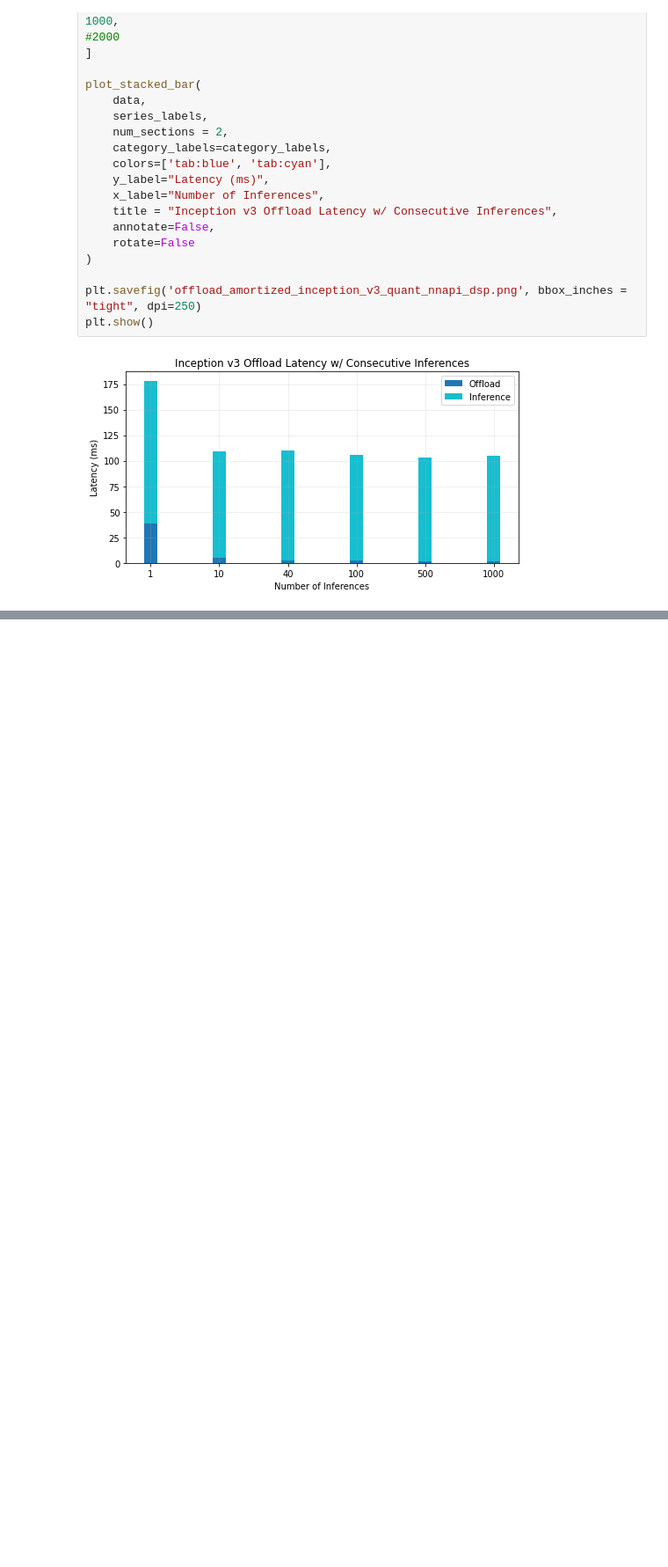
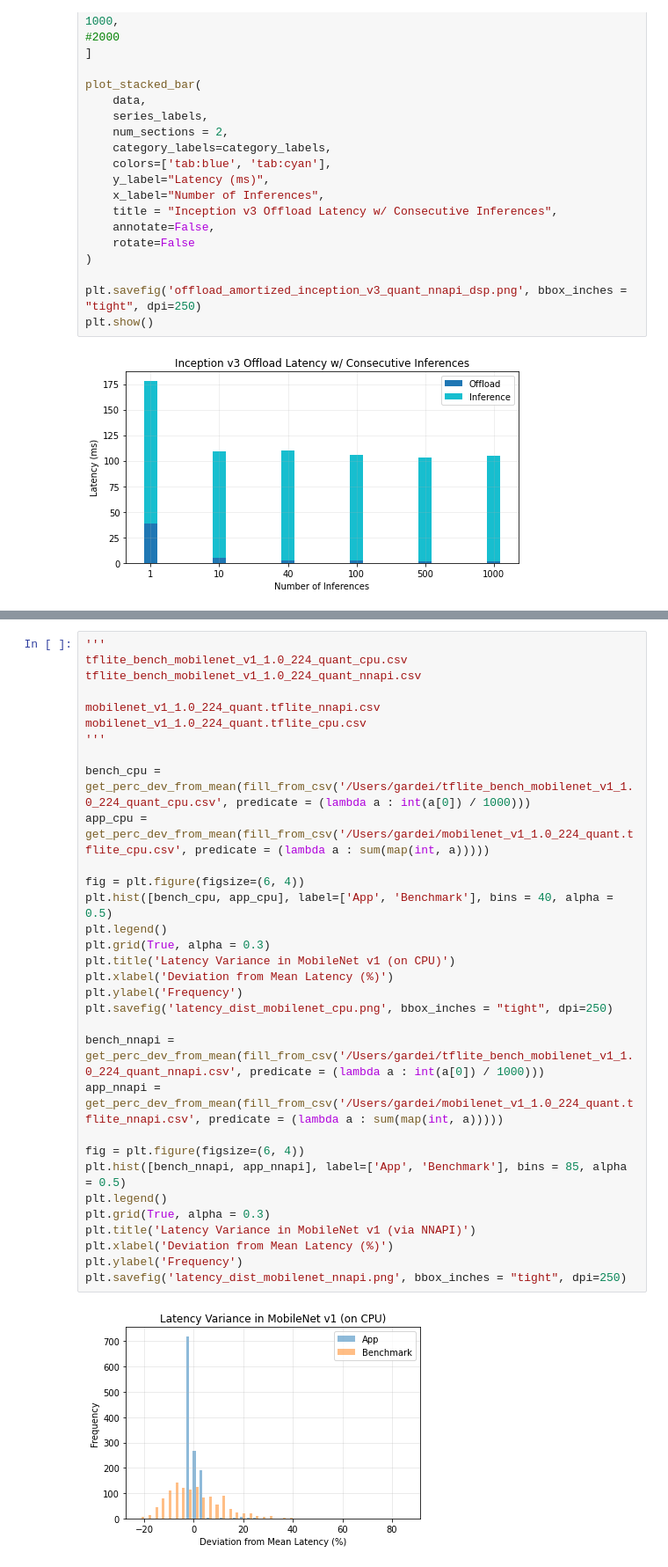
Before and after one commit to Michael137/reasoned-soc, a Jupyter notebook: android/paper_plots.ipynb, the cells around one changed output, grey strips where cells are left out. Shown at 88% size. Drawn from its saved outputs; the diff is of its cells as text; blank space fills up the shorter version.

```diff
--- a/android/paper_plots.ipynb
+++ b/android/paper_plots.ipynb
@@ -643,0 +998,34 @@ plt.show()
+# %%
+'''
+tflite_bench_mobilenet_v1_1.0_224_quant_cpu.csv
+tflite_bench_mobilenet_v1_1.0_224_quant_nnapi.csv
+
+mobilenet_v1_1.0_224_quant.tflite_nnapi.csv
+mobilenet_v1_1.0_224_quant.tflite_cpu.csv
+'''
+
+bench_cpu = get_perc_dev_from_mean(fill_from_csv('/Users/gardei/tflite_bench_mobilenet_v1_1.0_224_quant_cpu.csv', predicate = (lambda a : int(a[0]) / 1000)))
+app_cpu = get_perc_dev_from_mean(fill_from_csv('/Users/gardei/mobilenet_v1_1.0_224_quant.tflite_cpu.csv', predicate = (lambda a : sum(map(int, a)))))
+
+fig = plt.figure(figsize=(6, 4))
+plt.hist([bench_cpu, app_cpu], label=['App', 'Benchmark'], bins = 40, alpha = 0.5)
+plt.legend()
+plt.grid(True, alpha = 0.3)
+plt.title('Latency Variance in MobileNet v1 (on CPU)')
+plt.xlabel('Deviation from Mean Latency (%)')
+plt.ylabel('Frequency')
+plt.savefig('latency_dist_mobilenet_cpu.png', bbox_inches = "tight", dpi=250)
+
+bench_nnapi = get_perc_dev_from_mean(fill_from_csv('/Users/gardei/tflite_bench_mobilenet_v1_1.0_224_quant_nnapi.csv', predicate = (lambda a : int(a[0]) / 1000)))
+app_nnapi = get_perc_dev_from_mean(fill_from_csv('/Users/gardei/mobilenet_v1_1.0_224_quant.tflite_nnapi.csv', predicate = (lambda a : sum(map(int, a)))))
+
+fig = plt.figure(figsize=(6, 4))
+plt.hist([bench_nnapi, app_nnapi], label=['App', 'Benchmark'], bins = 85, alpha = 0.5)
+plt.legend()
+plt.grid(True, alpha = 0.3)
+plt.title('Latency Variance in MobileNet v1 (via NNAPI)')
+plt.xlabel('Deviation from Mean Latency (%)')
+plt.ylabel('Frequency')
+plt.savefig('latency_dist_mobilenet_nnapi.png', bbox_inches = "tight", dpi=250)
+# %% [output]
+[figure, added]
```
Also changed, not shown: parts of 8 cells of this notebook, 4 other files.
